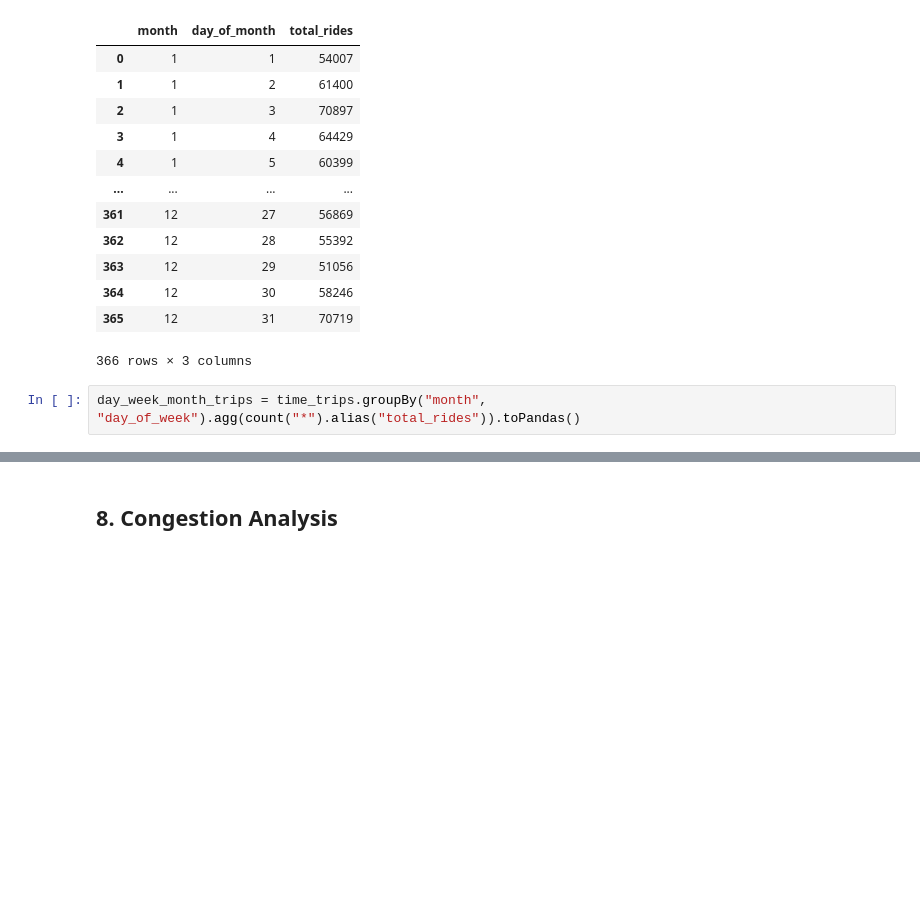
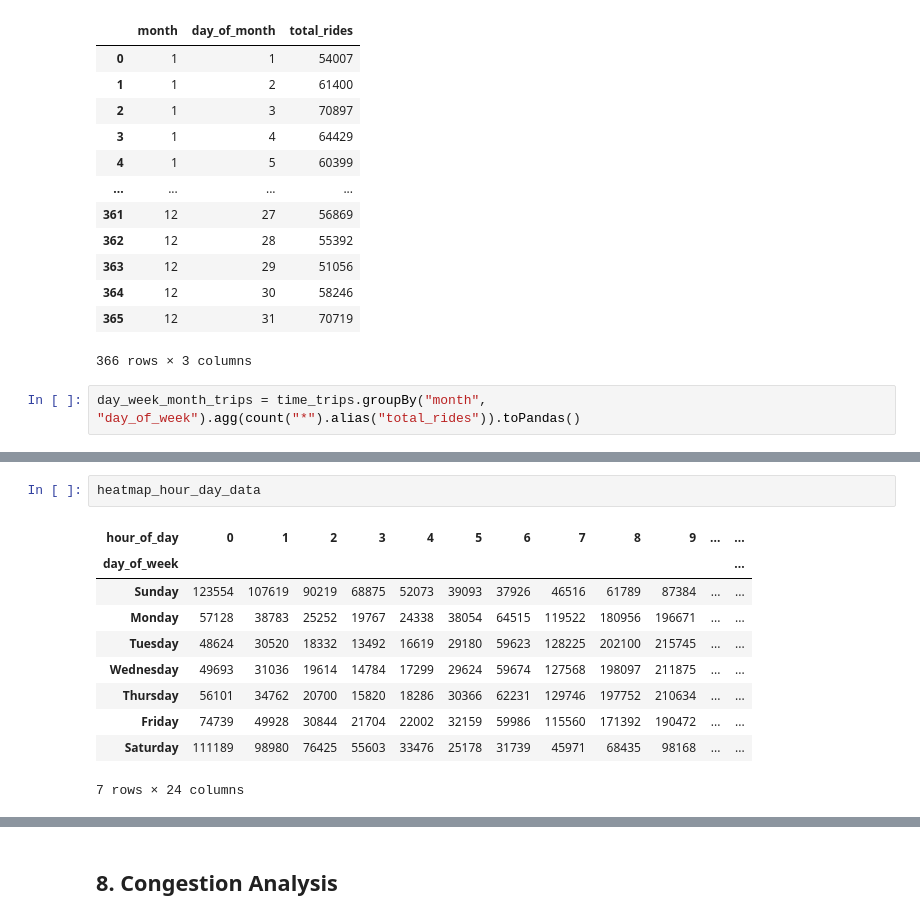
Before and after one commit to pp-monika/chicago-transportation-analysis, a Jupyter notebook: QST2-Analyzing-Transportation-Patterns-Using-Chicago-Taxi-Trip-and-Chicago-Rideshare-for-Urban-Planning-Insights-2.ipynb, the cells around one changed output, grey strips where cells are left out. Saved outputs shown, nothing was run; the diff lists cells and outputs as text; blank space fills up the shorter version.

```diff
--- a/QST2-Analyzing-Transportation-Patterns-Using-Chicago-Taxi-Trip-and-Chicago-Rideshare-for-Urban-Planning-Insights-2.ipynb
+++ b/QST2-Analyzing-Transportation-Patterns-Using-Chicago-Taxi-Trip-and-Chicago-Rideshare-for-Urban-Planning-Insights-2.ipynb
@@ -890,3 +1190,16 @@ year_labels = np.arange(2018, 2024)
+# %%
+heatmap_hour_day_data
+# %% [output]
+| hour_of_day | 0 | 1 | 2 | 3 | 4 | 5 | 6 | 7 | 8 | 9 | ... | ... |
+| day_of_week |  |  |  |  |  |  |  |  |  |  |  | ... |
+| Sunday | 123554 | 107619 | 90219 | 68875 | 52073 | 39093 | 37926 | 46516 | 61789 | 87384 | ... | ... |
+| Monday | 57128 | 38783 | 25252 | 19767 | 24338 | 38054 | 64515 | 119522 | 180956 | 196671 | ... | ... |
+| Tuesday | 48624 | 30520 | 18332 | 13492 | 16619 | 29180 | 59623 | 128225 | 202100 | 215745 | ... | ... |
+| Wednesday | 49693 | 31036 | 19614 | 14784 | 17299 | 29624 | 59674 | 127568 | 198097 | 211875 | ... | ... |
+| Thursday | 56101 | 34762 | 20700 | 15820 | 18286 | 30366 | 62231 | 129746 | 197752 | 210634 | ... | ... |
+| Friday | 74739 | 49928 | 30844 | 21704 | 22002 | 32159 | 59986 | 115560 | 171392 | 190472 | ... | ... |
+| Saturday | 111189 | 98980 | 76425 | 55603 | 33476 | 25178 | 31739 | 45971 | 68435 | 98168 | ... | ... |
+7 rows × 24 columns
 # %%
 from matplotlib.ticker import FuncFormatter
 
```
Also changed, not shown: parts of 53 cells of this notebook.
